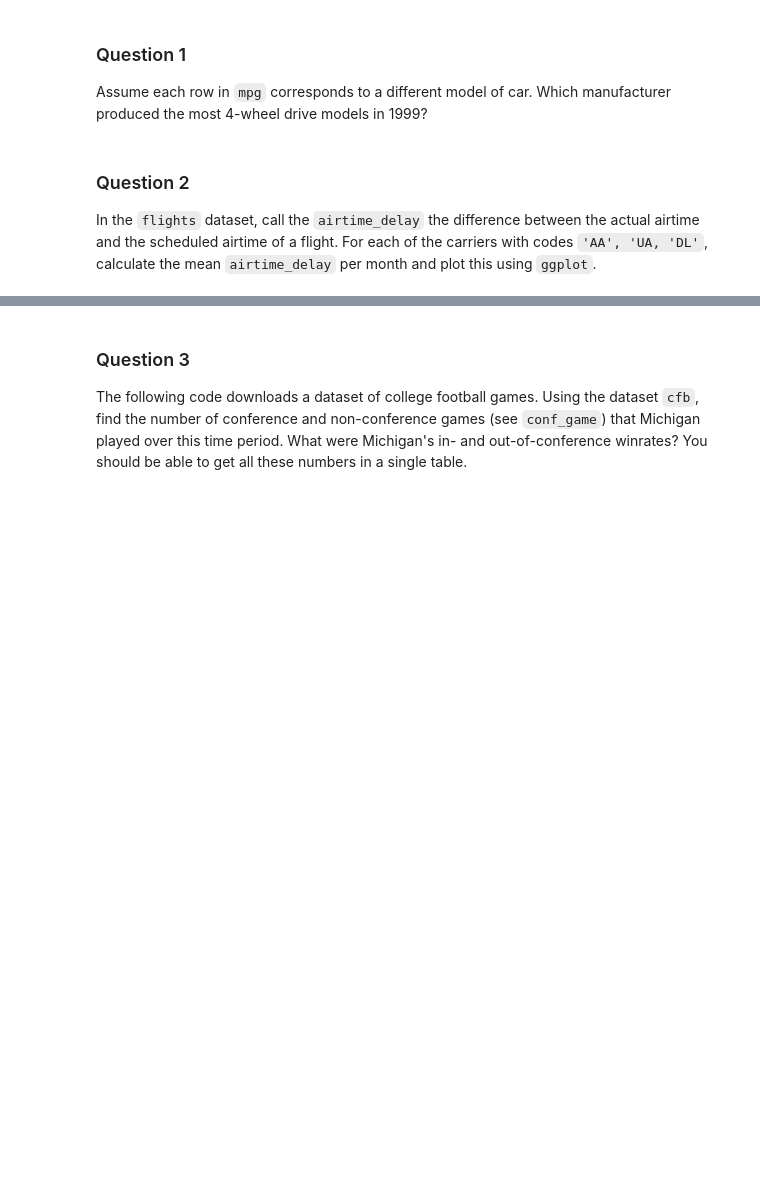
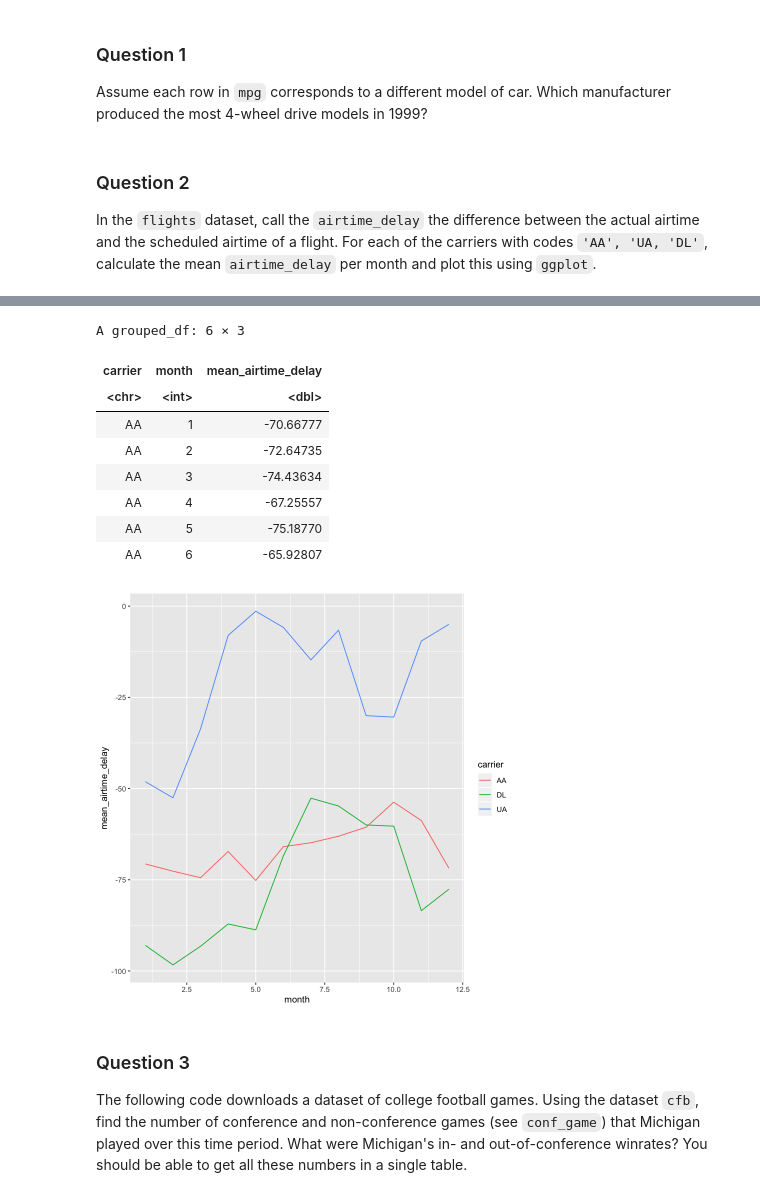
Before and after one commit to rogerfan/stats306_w20, a Jupyter notebook: labs/stats306_lab7.ipynb, the cells around one changed output, grey strips where cells are left out. Drawn from its saved outputs; the diff is of its cells as text; code cells hidden in the pictures; blank space fills up the shorter version.

```diff
--- a/labs/stats306_lab7.ipynb
+++ b/labs/stats306_lab7.ipynb
@@ -29,3 +58,25 @@ In the `flights` dataset, call the `airtime_delay` the difference between the ac
+# %%
+carrier_delays = flights %>%
+    filter(carrier %in% c('AA', 'UA', 'DL')) %>%
+    mutate(airtime_delay = air_time - (sched_arr_time - sched_dep_time)) %>%
+    group_by(carrier, month) %>%
+    summarize(mean_airtime_delay = mean(airtime_delay, na.rm=TRUE))
+
+head(carrier_delays)
+
+ggplot(carrier_delays, aes(x=month, y=mean_airtime_delay, color=carrier)) +
+    geom_line()
+# %% [output]
+A grouped_df: 6 × 3
+| carrier | month | mean_airtime_delay |
+| <chr> | <int> | <dbl> |
+| AA | 1 | -70.66777 |
+| AA | 2 | -72.64735 |
+| AA | 3 | -74.43634 |
+| AA | 4 | -67.25557 |
+| AA | 5 | -75.18770 |
+| AA | 6 | -65.92807 |
+[figure, added]
 # %% [markdown]
 ### Question 3
 
```
Also changed, not shown: parts of 8 cells of this notebook, 1 other file.
